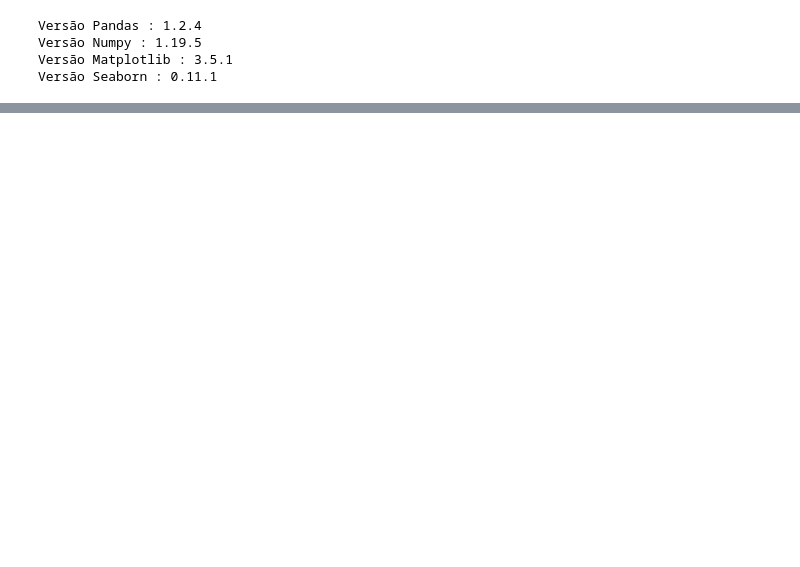
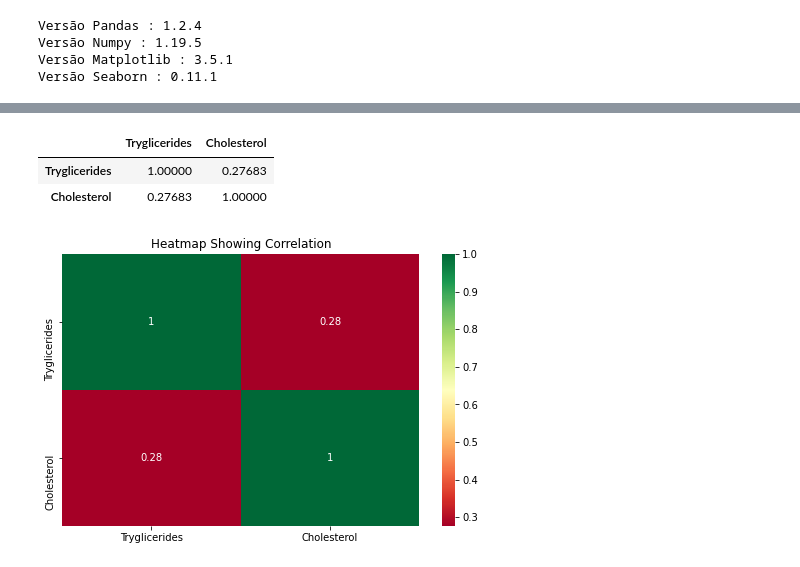
Before and after one commit to caiquemiranda/EDA-Exploratory-Data-Analysis-python, a Jupyter notebook: EDA-Cirrhosis.ipynb, the cells around one changed output, grey strips where cells are left out. Saved outputs shown, nothing was run; the diff lists cells and outputs as text; code cells hidden in the pictures; blank space fills up the shorter version.

```diff
--- a/EDA-Cirrhosis.ipynb
+++ b/EDA-Cirrhosis.ipynb
@@ -34,0 +120,18 @@ cirrhosis_df.head()
+# %%
+# filtro com variaveis que contem percentual de valores nulos proximos e se existe correlação entre elas
+
+filter_02 = ["Tryglicerides","Cholesterol"]
+cirrhosis_df[filter_02].corr()
+# %% [output]
+|  | Tryglicerides | Cholesterol |
+| Tryglicerides | 1.00000 | 0.27683 |
+| Cholesterol | 0.27683 | 1.00000 |
+# %%
+# visualização em heatmap das correlações entre as variaveis
+
+plt.figure(figsize = (8,5))
+sns.heatmap(cirrhosis_df[filter_02].corr(), annot = True, cmap = "RdYlGn");
+plt.title("Heatmap Showing Correlation")
+plt.show()
+# %% [output]
+[figure, added]
```
Also changed, not shown: parts of 9 cells of this notebook.
